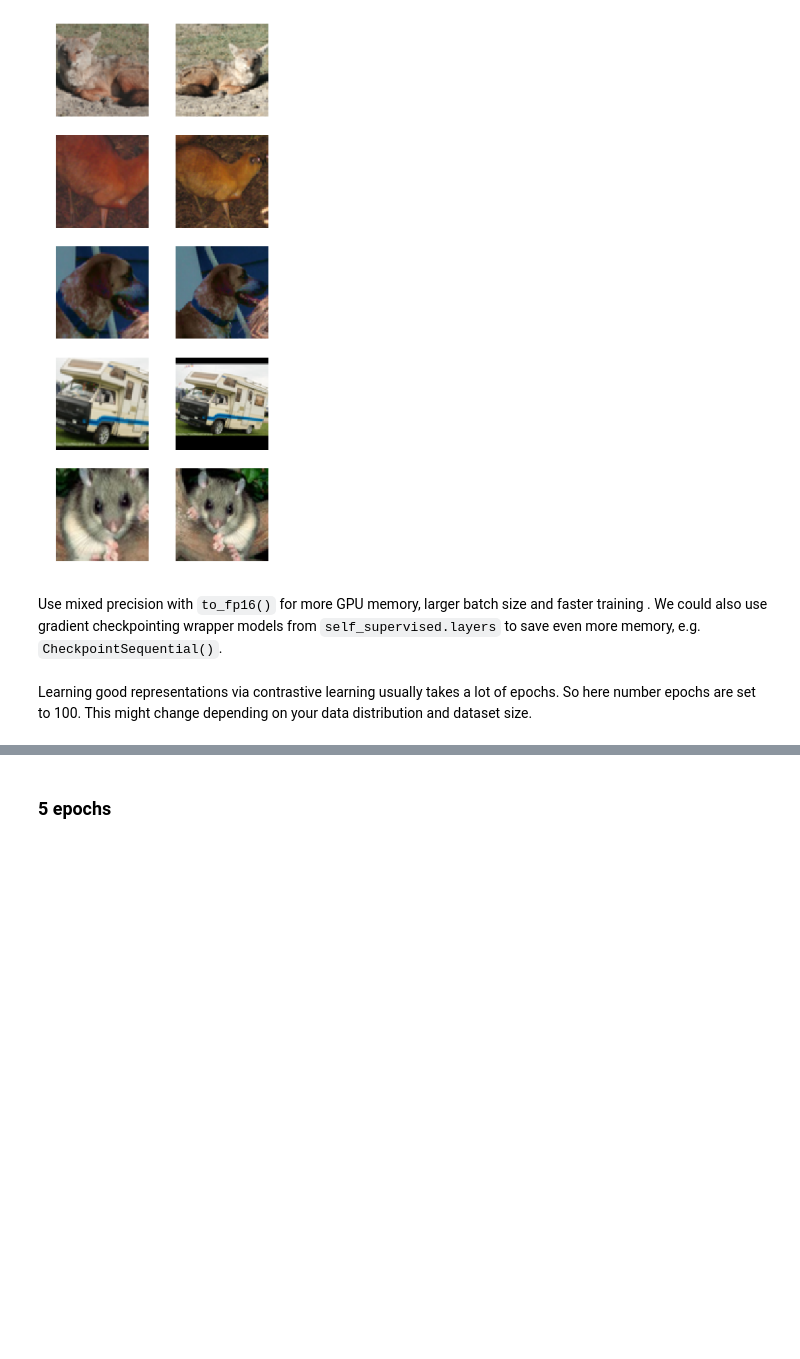
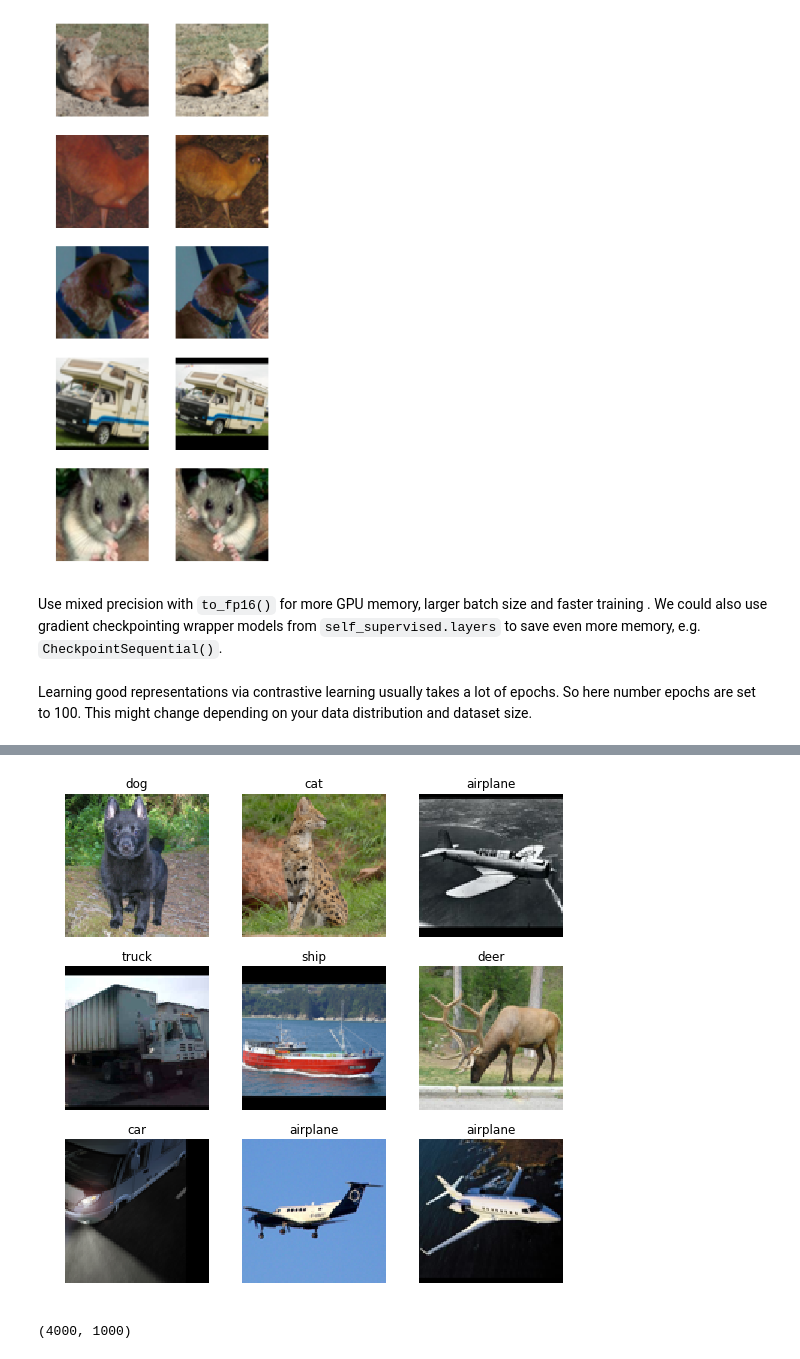
Before and after one commit to KeremTurgutlu/self_supervised, a Jupyter notebook: examples/vision/10 - training_simclr_stl10.ipynb, the cells around one changed output, grey strips where cells are left out. Saved outputs shown, nothing was run; the diff lists cells and outputs as text; code cells hidden in the pictures; blank space fills up the shorter version.

```diff
--- a/examples/vision/10 - training_simclr_stl10.ipynb
+++ b/examples/vision/10 - training_simclr_stl10.ipynb
@@ -256,0 +304,2 @@ def get_dls(size, bs, workers=None):
+# %%
+fold_indices = fold_indices.astype(int); fold_indices.shape
@@ -257,3 +325,26 @@ def get_dls(size, bs, workers=None):
+# %%
+labeldict = dict(enumerate(class_names))
+def get_image(idx): return train_images[idx]
+def get_label(idx): return labeldict[train_labels[idx]-1] # convert to 0-indexed
+# %%
+# create dls
+def get_fold_dls(fold_idx=0):
+    idxs = range(len(train_images))
+    tfms = [[get_image, PILImage.create, ToTensor], [get_label, Categorize(vocab=class_names)]]
+    dsets = Datasets(idxs, tfms=tfms, n_inp=1, splits=FuncSplitter(lambda idx:True if idx in fold_indices[fold_idx] else False)(idxs))
+    batch_tfms = [IntToFloatTensor]
+    dls = dsets.dataloaders(bs=bs, num_workers=4, after_batch=batch_tfms)
+    return dls
+# %%
+dls = get_fold_dls(0)
+# %%
+dls.show_batch()
+# %% [output]
+[figure, added]
+# %%
+len(dls.train_ds), len(dls.valid_ds)
+# %% [output]
+(4000, 1000)
 # %%
 def split_func(m): return L(m[0], m[1]).map(params)
 
@@ -279,2 +362,0 @@ def finetune(size, epochs, arch, encoder_path, lr=1e-2, wd=1e-2):
-# %% [markdown]
-### 5 epochs
```
Also changed, not shown: parts of 35 cells of this notebook, 5 other files.
